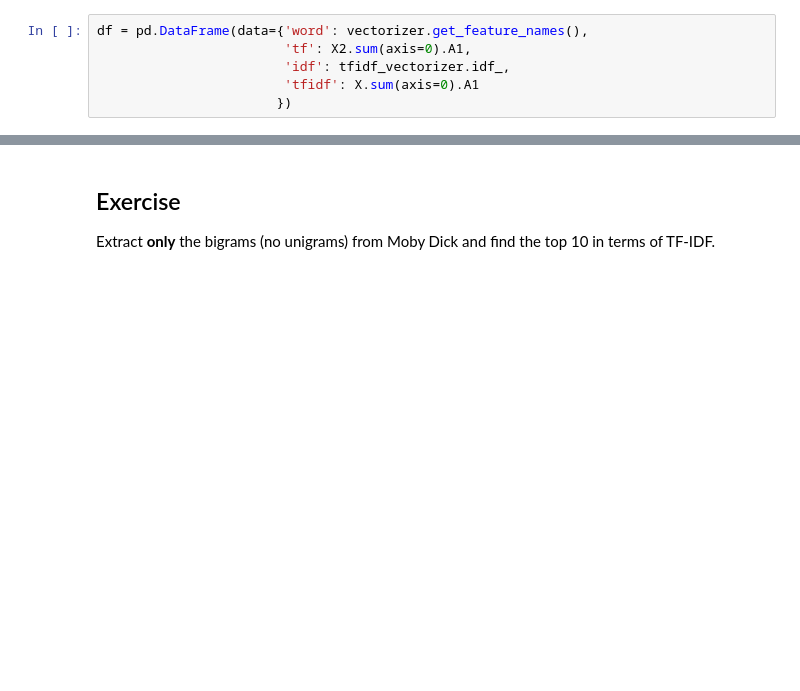
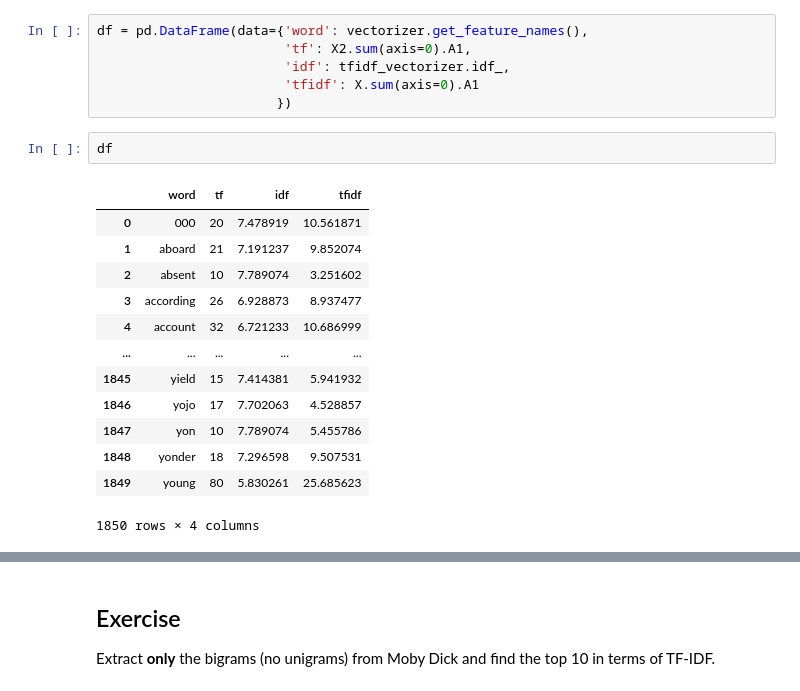
Before and after one commit to AzzaAbdelGhani/Natural_Language_Processing, a Jupyter notebook: Labs/3_Information_Retrieval.ipynb, the cells around one changed output, grey strips where cells are left out. Saved outputs shown, nothing was run; the diff lists cells and outputs as text; blank space fills up the shorter version.

```diff
--- a/Labs/3_Information_Retrieval.ipynb
+++ b/Labs/3_Information_Retrieval.ipynb
@@ -112,5 +230,21 @@ df = pd.DataFrame(data={'word': vectorizer.get_feature_names(),
                         'idf': tfidf_vectorizer.idf_,
                         'tfidf': X.sum(axis=0).A1
                        })
+# %%
+df
+# %% [output]
+|  | word | tf | idf | tfidf |
+| 0 | 000 | 20 | 7.478919 | 10.561871 |
+| 1 | aboard | 21 | 7.191237 | 9.852074 |
+| 2 | absent | 10 | 7.789074 | 3.251602 |
+| 3 | according | 26 | 6.928873 | 8.937477 |
+| 4 | account | 32 | 6.721233 | 10.686999 |
+| ... | ... | ... | ... | ... |
+| 1845 | yield | 15 | 7.414381 | 5.941932 |
+| 1846 | yojo | 17 | 7.702063 | 4.528857 |
+| 1847 | yon | 10 | 7.789074 | 5.455786 |
+| 1848 | yonder | 18 | 7.296598 | 9.507531 |
+| 1849 | young | 80 | 5.830261 | 25.685623 |
+1850 rows × 4 columns
 # %%
 X2.sum(axis=0).A1
```
Also changed, not shown: parts of 33 cells of this notebook.
